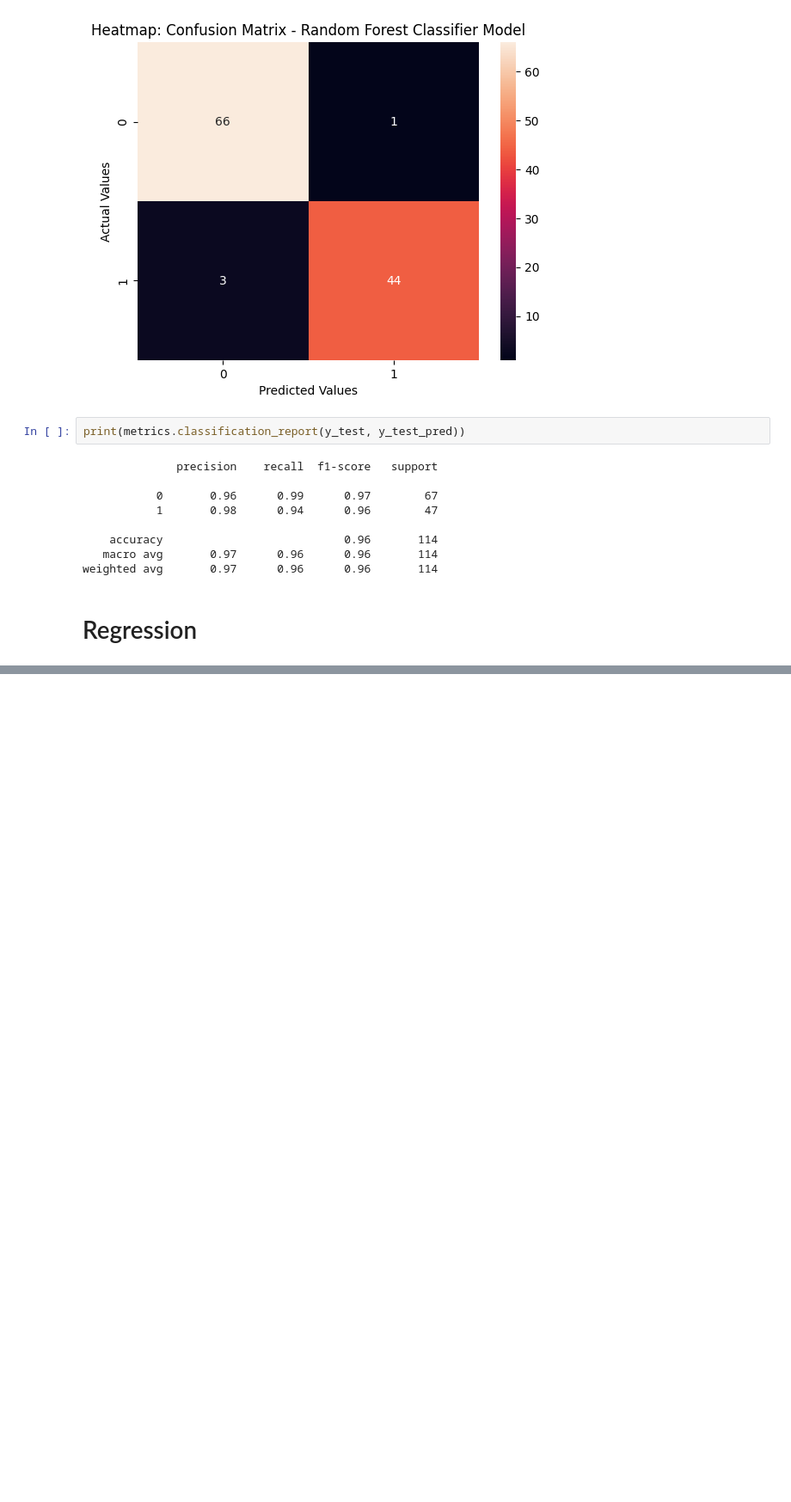
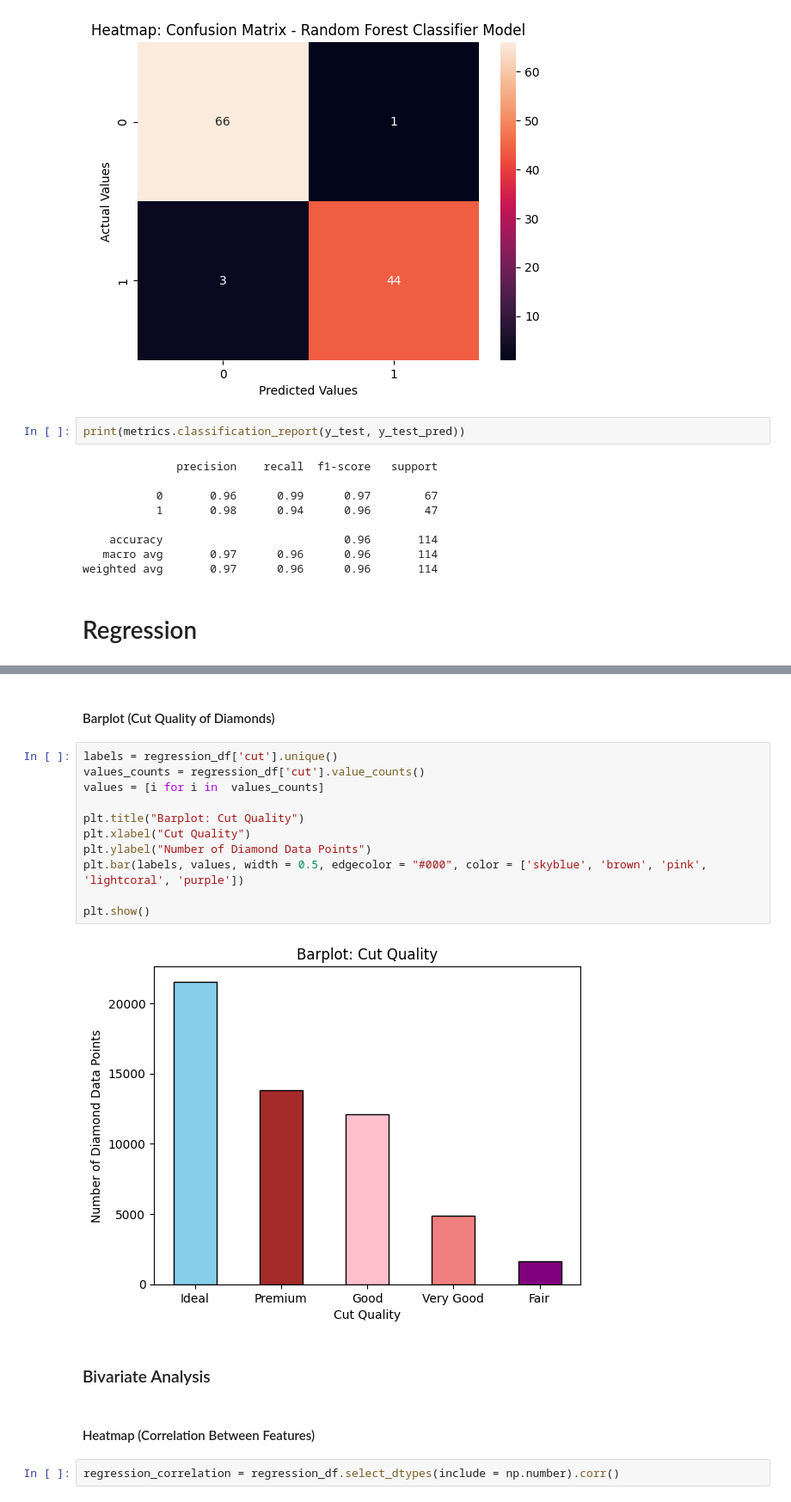
Before and after one commit to ShrDar/EDA-Classification-and-Regression-Models, a Jupyter notebook: notebooks/EDA_Classification_Regression.ipynb, the cells around one changed output, grey strips where cells are left out. Shown at 86% size. Drawn from its saved outputs; the diff is of its cells as text; blank space fills up the shorter version.

```diff
--- a/notebooks/EDA_Classification_Regression.ipynb
+++ b/notebooks/EDA_Classification_Regression.ipynb
@@ -882,0 +1109,21 @@ weighted avg       0.97      0.96      0.96       114
+# %% [markdown]
+#### Barplot (Cut Quality of Diamonds)
+# %%
+labels = regression_df['cut'].unique()
+values_counts = regression_df['cut'].value_counts()
+values = [i for i in  values_counts]
+
+plt.title("Barplot: Cut Quality")
+plt.xlabel("Cut Quality")
+plt.ylabel("Number of Diamond Data Points")
+plt.bar(labels, values, width = 0.5, edgecolor = "#000", color = ['skyblue', 'brown', 'pink', 'lightcoral', 'purple'])
+
+plt.show()
+# %% [output]
+[figure, added]
+# %% [markdown]
+### Bivariate Analysis
+# %% [markdown]
+#### Heatmap (Correlation Between Features)
+# %%
+regression_correlation = regression_df.select_dtypes(include = np.number).corr()
```
Also changed, not shown: parts of 57 cells of this notebook.
